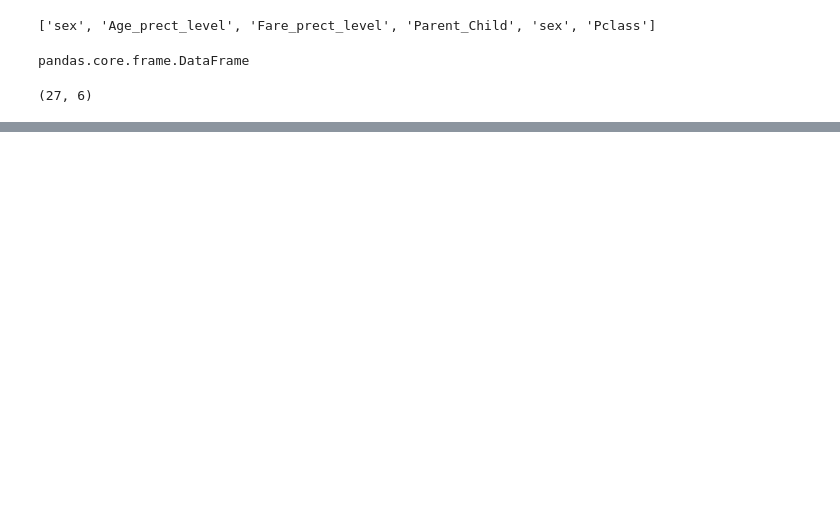
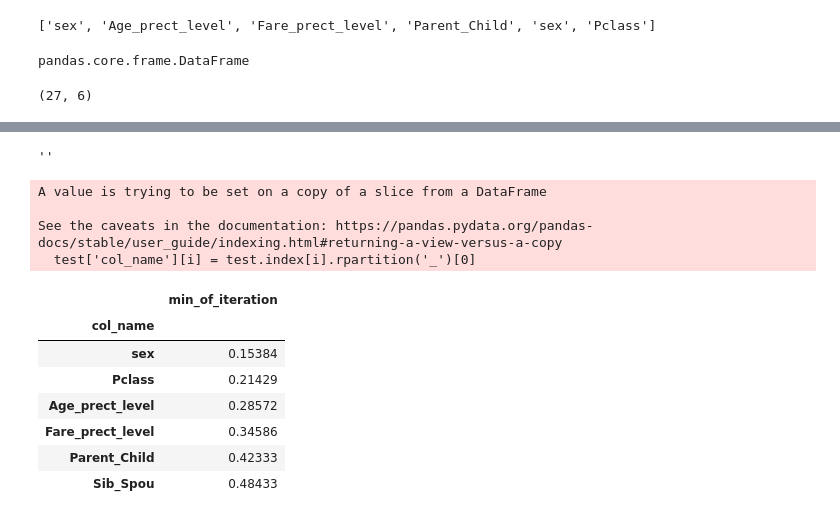
Before and after one commit to abhisheksinghocp/Python_Graph, a Jupyter notebook: 2_Tatanic_data_Graph_Creation_variable_selection.ipynb, the cells around one changed output, grey strips where cells are left out. Drawn from its saved outputs; the diff is of its cells as text; code cells hidden in the pictures; blank space fills up the shorter version.

```diff
--- a/2_Tatanic_data_Graph_Creation_variable_selection.ipynb
+++ b/2_Tatanic_data_Graph_Creation_variable_selection.ipynb
@@ -302,0 +309,18 @@ test
+# %%
+len(test.index)
+test['col_name'][0]
+# %% [output]
+''
+# %%
+#list(test.index).rpartition('_')[0]
+#(list(test.index)[3]).find('_')  #rpartition('_')
+test['col_name'] = ''
+for i in range(len(test.index)):
+    test['col_name'][i] = test.index[i].rpartition('_')[0]
+# %% [output]
+A value is trying to be set on a copy of a slice from a DataFrame
+
+See the caveats in the documentation: https://pandas.pydata.org/pandas-docs/stable/user_guide/indexing.html#returning-a-view-versus-a-copy
+  test['col_name'][i] = test.index[i].rpartition('_')[0]
+# %%
+test['min_of_iteration']= test.min(axis=1)
@@ -303 +329,14 @@ test
+# %%
+final = pd.DataFrame(test.groupby(['col_name'])['min_of_iteration'].agg('sum'))
+# %%
+final.sort_values('min_of_iteration')
+# %% [output]
+|  | min_of_iteration |
+| col_name |  |
+| sex | 0.15384 |
+| Pclass | 0.21429 |
+| Age_prect_level | 0.28572 |
+| Fare_prect_level | 0.34586 |
+| Parent_Child | 0.42333 |
+| Sib_Spou | 0.48433 |
 # %%
```
Also changed, not shown: parts of 9 cells of this notebook, 5 other files.
